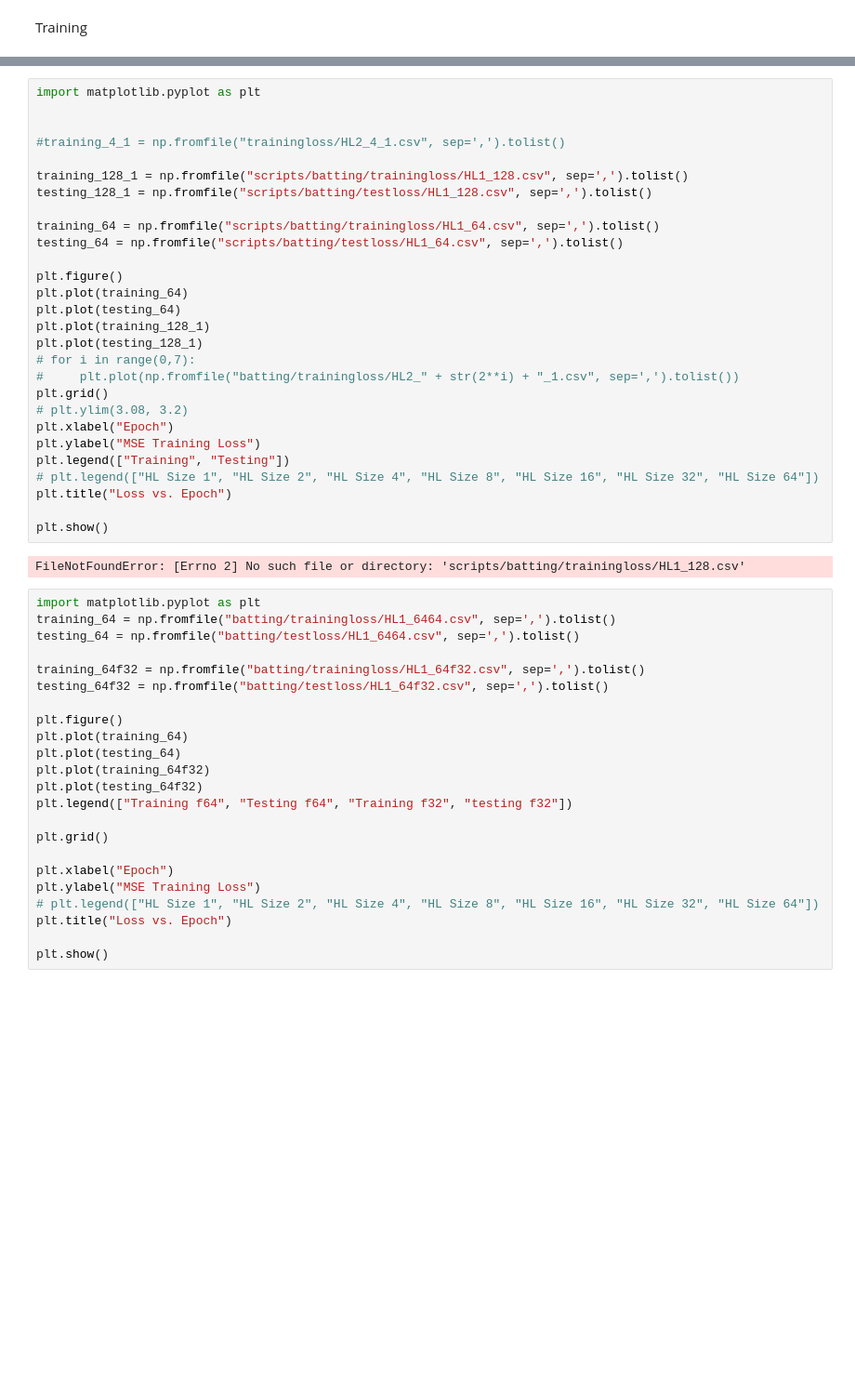
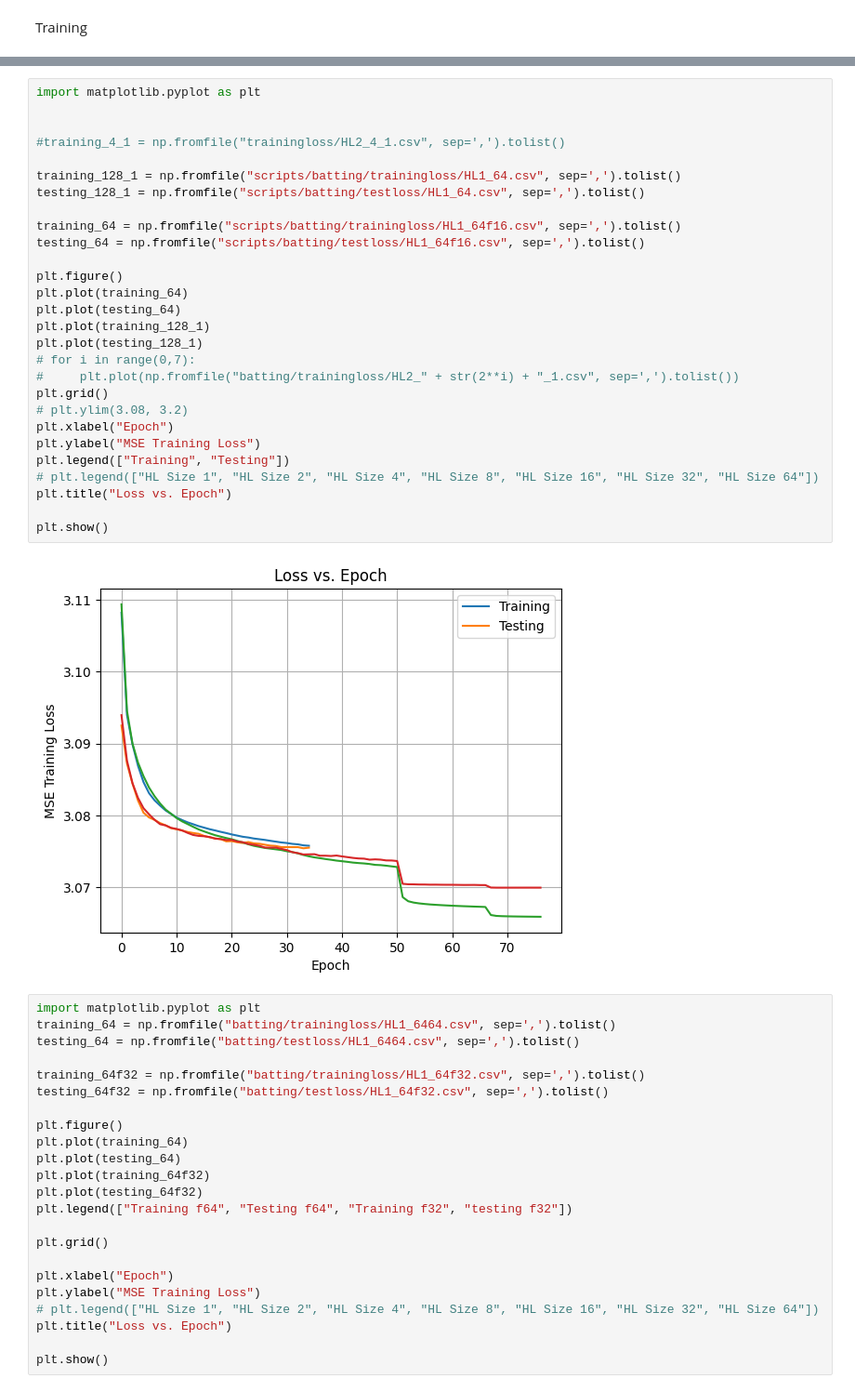
Before and after one commit to CarterTegen/4240BaseballProject, a Jupyter notebook: scripts/batting_NN.ipynb, the cells around one changed output, grey strips where cells are left out. Shown at 93% size. Cells and saved outputs as stored; diff of their text form; blank space fills up the shorter version.

```diff
--- a/scripts/batting_NN.ipynb
+++ b/scripts/batting_NN.ipynb
@@ -241,33 +236,33 @@ def wrapper():
 # %%
 import matplotlib.pyplot as plt
 
 
 #training_4_1 = np.fromfile("trainingloss/HL2_4_1.csv", sep=',').tolist()
 
-training_128_1 = np.fromfile("scripts/batting/trainingloss/HL1_128.csv", sep=',').tolist()
-testing_128_1 = np.fromfile("scripts/batting/testloss/HL1_128.csv", sep=',').tolist()
+training_128_1 = np.fromfile("scripts/batting/trainingloss/HL1_64.csv", sep=',').tolist()
+testing_128_1 = np.fromfile("scripts/batting/testloss/HL1_64.csv", sep=',').tolist()
 
-training_64 = np.fromfile("scripts/batting/trainingloss/HL1_64.csv", sep=',').tolist()
-testing_64 = np.fromfile("scripts/batting/testloss/HL1_64.csv", sep=',').tolist()
+training_64 = np.fromfile("scripts/batting/trainingloss/HL1_64f16.csv", sep=',').tolist()
+testing_64 = np.fromfile("scripts/batting/testloss/HL1_64f16.csv", sep=',').tolist()
 
 plt.figure()
 plt.plot(training_64)
 plt.plot(testing_64)
 plt.plot(training_128_1)
 plt.plot(testing_128_1)
 # for i in range(0,7):
 #     plt.plot(np.fromfile("batting/trainingloss/HL2_" + str(2**i) + "_1.csv", sep=',').tolist())
 plt.grid()
 # plt.ylim(3.08, 3.2)
 plt.xlabel("Epoch")
 plt.ylabel("MSE Training Loss")
 plt.legend(["Training", "Testing"])
 # plt.legend(["HL Size 1", "HL Size 2", "HL Size 4", "HL Size 8", "HL Size 16", "HL Size 32", "HL Size 64"])
 plt.title("Loss vs. Epoch")
 
 plt.show()
 # %% [output]
-FileNotFoundError: [Errno 2] No such file or directory: 'scripts/batting/trainingloss/HL1_128.csv'
+[figure, added]
 # %%
 import matplotlib.pyplot as plt
 training_64 = np.fromfile("batting/trainingloss/HL1_6464.csv", sep=',').tolist()
```
Also changed, not shown: parts of 6 cells of this notebook, 1 other file.
